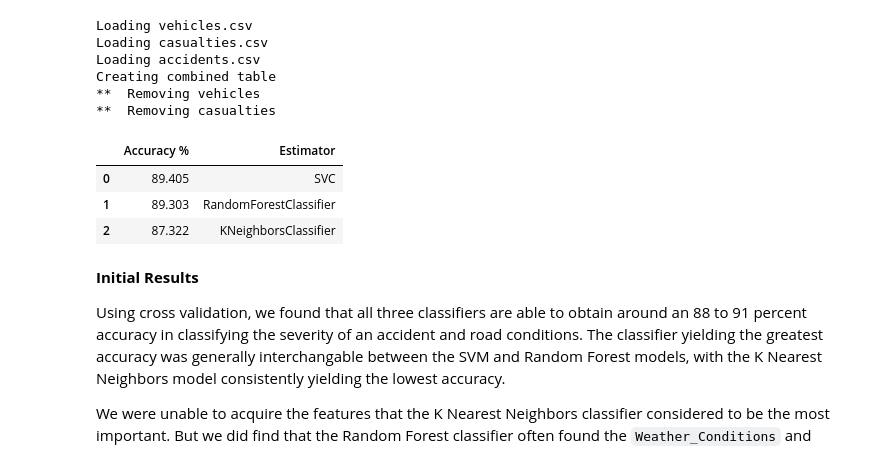
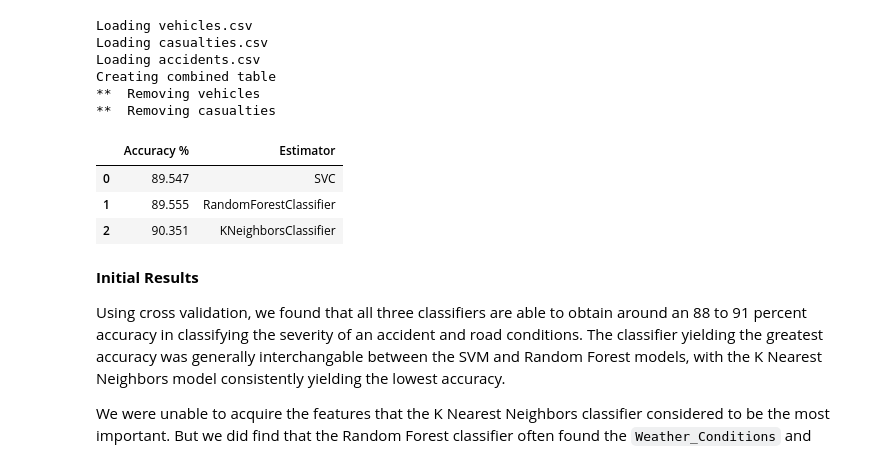
Before and after one commit to corbin-hayden13/CS345_UK_Accident_Analysis, a Jupyter notebook: UK_Accident_Analysis 2.ipynb, the cells around one changed output. Saved outputs shown, nothing was run; the diff lists cells and outputs as text; code cells hidden in the pictures.

```diff
--- a/UK_Accident_Analysis 2.ipynb
+++ b/UK_Accident_Analysis 2.ipynb
@@ -335,24 +335,24 @@ def load_feature_audition_winners(all_features, indexes_of_winners):
 # %%
 # First Question: How does the weather impact the serverity of the accident?
 feature_names = ["Weather_Conditions", "Road_Surface_Conditions", "Special_Conditions_at_Site", "Carriageway_Hazards", "Accident_Severity"]
-severity_results = run_classifier_models("accidents", feature_names, 0.05)
+severity_results = run_classifier_models("accidents", feature_names, 0.25)
 
 output = {
     "Accuracy %": [],
     "Estimator": [],
 }
 
 for estimator in severity_results.keys():
     if estimator == "total_time" or estimator == "dataset": continue
     output["Accuracy %"].append(severity_results[estimator]["best_accuracy"])
     output["Estimator"].append(estimator)
 
 pd.DataFrame(output)
 # %% [output]
 |  | Accuracy % | Estimator |
-| 0 | 89.405 | SVC |
-| 1 | 89.303 | RandomForestClassifier |
-| 2 | 87.322 | KNeighborsClassifier |
+| 0 | 89.547 | SVC |
+| 1 | 89.555 | RandomForestClassifier |
+| 2 | 90.351 | KNeighborsClassifier |
 # %% [markdown]
 **Initial Results**
 
```
Also changed, not shown: parts of 8 cells of this notebook.
